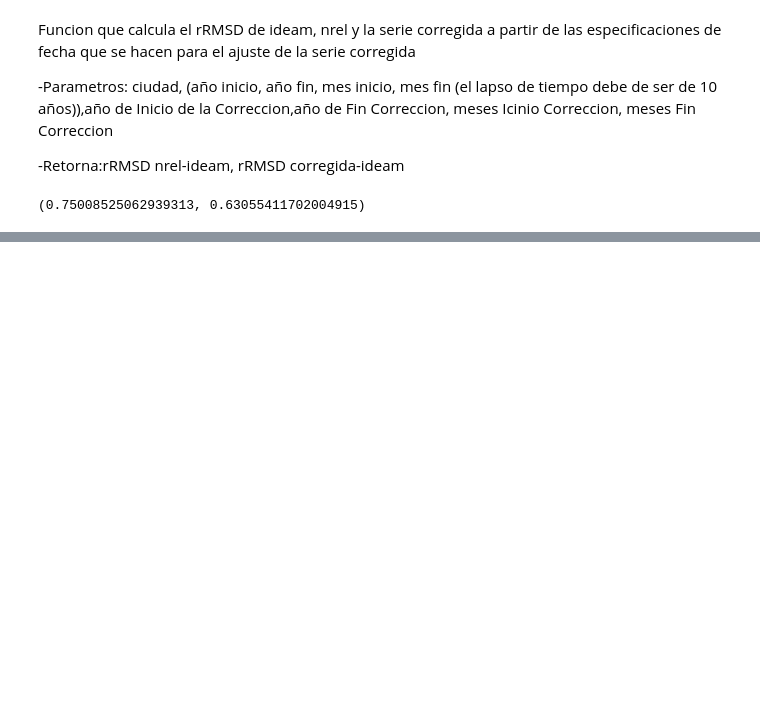
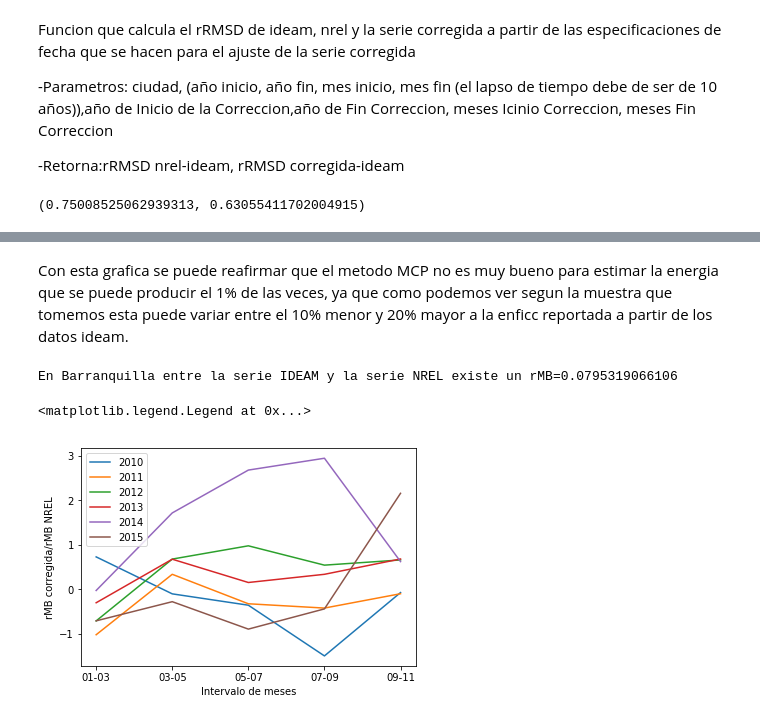
Before and after one commit to CamiloCastillo10/Herramientas-Computacionales-IMEC3602, a Jupyter notebook: Taller 1/Taller1.ipynb, the cells around one changed output, grey strips where cells are left out. Drawn from its saved outputs; the diff is of its cells as text; code cells hidden in the pictures; blank space fills up the shorter version.

```diff
--- a/Taller 1/Taller1.ipynb
+++ b/Taller 1/Taller1.ipynb
@@ -370,0 +412,19 @@ comrRMSD('Cali',2010,2011,3,4,2007,2014,1,12)
+# %% [markdown]
+Con esta grafica se puede reafirmar que el metodo MCP no es muy bueno para estimar la energia que se puede producir el 1% de las veces, ya que como podemos ver segun la muestra que tomemos esta puede variar entre el 10% menor y 20% mayor a la enficc reportada a partir de los datos ideam.
+# %%
+
+rMBnrel,rMb=comRMB(B,2010,2015,1,12,2010,2010,1,3)
+print('En '+B+' entre la serie IDEAM y la serie NREL existe un rMB='+str(rMBnrel))
+for aqno in a:
+    v=[0,1,2,3,4]
+    for i in v:
+        x,rMBcor=comRMB(B,a[0],a[-1],1,12,aqno,aqno,1+2*i,3+2*i)
+        v[i]=rMBcor/rMBnrel
+    pylab.plot(m,v,'C'+str(aqno-2010), label=str(aqno))
+    pylab.xlabel("Intervalo de meses")
+    pylab.ylabel("rMB corregida/rMB NREL")
+pylab.legend(loc='upper left')
+# %% [output]
+En Barranquilla entre la serie IDEAM y la serie NREL existe un rMB=0.0795319066106
+<matplotlib.legend.Legend at 0x...>
+[figure, added]
```
Also changed, not shown: parts of 28 cells of this notebook, 1 other file.
